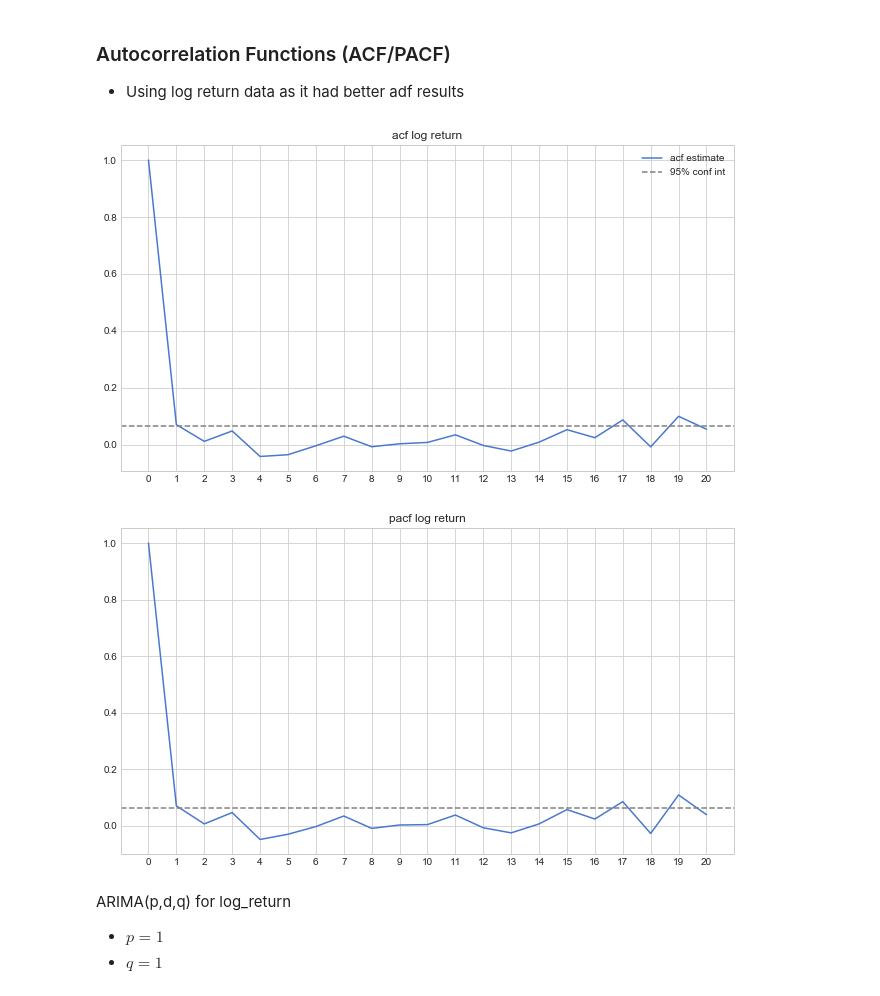
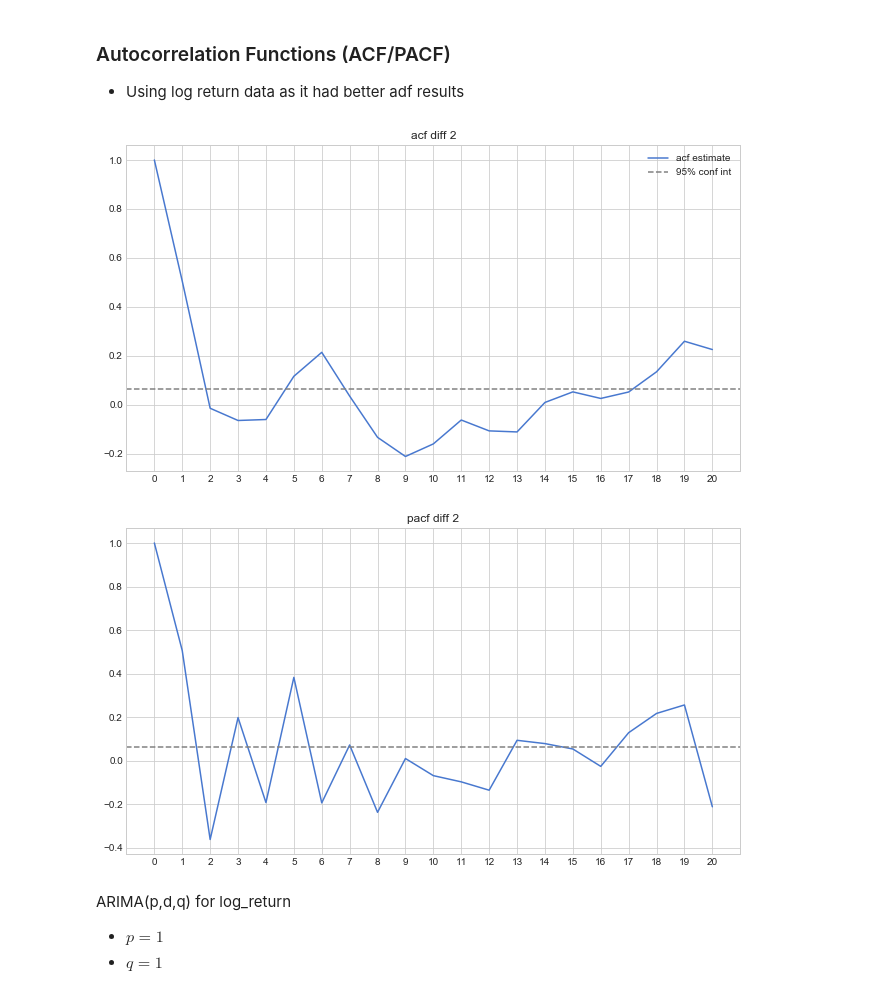
Before and after one commit to brianmcguckin/thinkful_unit_06_specializations, a Jupyter notebook: eth_time_series_notebook.ipynb, the cells around one changed output. Cells and saved outputs as stored; diff of their text form; code cells hidden in the pictures.

```diff
--- a/eth_time_series_notebook.ipynb
+++ b/eth_time_series_notebook.ipynb
@@ -73,11 +73,11 @@ adf: -1.0177344392596426
 pval: 0.7467412431946142
 critical vals {'1%': -3.4375803238413085, '5%': -2.8647318597670877, '10%': -2.568469555703587}
 # %%
+eth_price.columns = ['date', 'close']
 # try a couple methods to get stationary dataset
-eth_price['diff_1'] = eth_price.Close - eth_price.Close.shift()
-eth_price['log_return'] = (np.log(eth_price.Close)
-                           - np.log(eth_price.Close.shift(1)))
-# handle Nans from differencing
+eth_price['diff_1'] = eth_price.close - eth_price.close.shift(1)
+eth_price['diff_2'] = eth_price.close - eth_price.close.shift(2)
+eth_price['log'] = np.log(eth_price.close)
 eth_price = eth_price[2:]
 eth_price.head()
 # %% [output]
@@ -156,32 +182,32 @@ critical vals {'1%': -3.437446926086526, '5%': -2.8646730402041443, '10%': -2.56
 ### Autocorrelation Functions (ACF/PACF)
 - Using log return data as it had better adf results
 # %%
-log_return_acf = acf(eth_price.log_return, nlags=20)
-log_return_pacf = pacf(eth_price.log_return, nlags=20, method='ols')
+diff_2_acf = acf(eth_price.diff_2, nlags=20)
+diff_2_pacf = pacf(eth_price.diff_2, nlags=20, method='ols')
 
 plt.figure(figsize=(11,6))
-plt.plot(log_return_acf, label='acf estimate')
-plt.axhline(y=1.96/np.sqrt(len(eth_price.log_return)),
+plt.plot(diff_2_acf, label='acf estimate')
+plt.axhline(y=1.96/np.sqrt(len(eth_price.diff_2)),
             linestyle='--',
             c='gray',
             label='95% conf int')
 plt.xticks(np.arange(0,21))
-plt.title('acf log return')
+plt.title('acf diff 2')
 plt.legend()
 plt.show()
 
 plt.figure(figsize=(11,6))
-plt.plot(log_return_pacf, label='pacf estimate')
-plt.axhline(y=1.96/np.sqrt(len(eth_price.log_return)),
+plt.plot(diff_2_pacf, label='pacf estimate')
+plt.axhline(y=1.96/np.sqrt(len(eth_price.diff_2)),
             linestyle='--',
             c='gray',
             label='95% conf int')
 plt.xticks(np.arange(0,21))
-plt.title('pacf log return')
+plt.title('pacf diff 2')
 plt.show()
 # %% [output]
-[figure, old version]
+[figure, new version]
-[figure, old version]
+[figure, new version]
 # %% [markdown]
 ARIMA(p,d,q) for log_return
 - $p=1$
```
Also changed, not shown: parts of 14 cells of this notebook, 1 other file.
